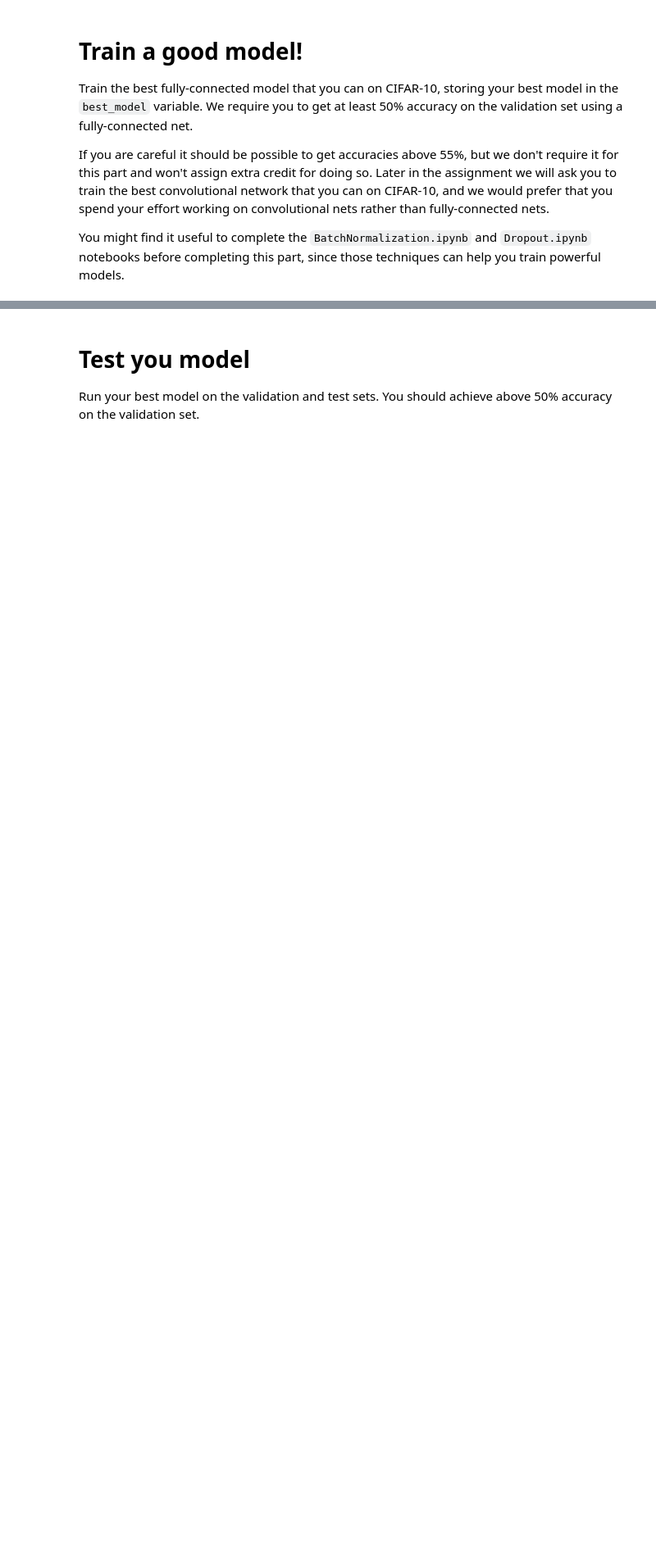
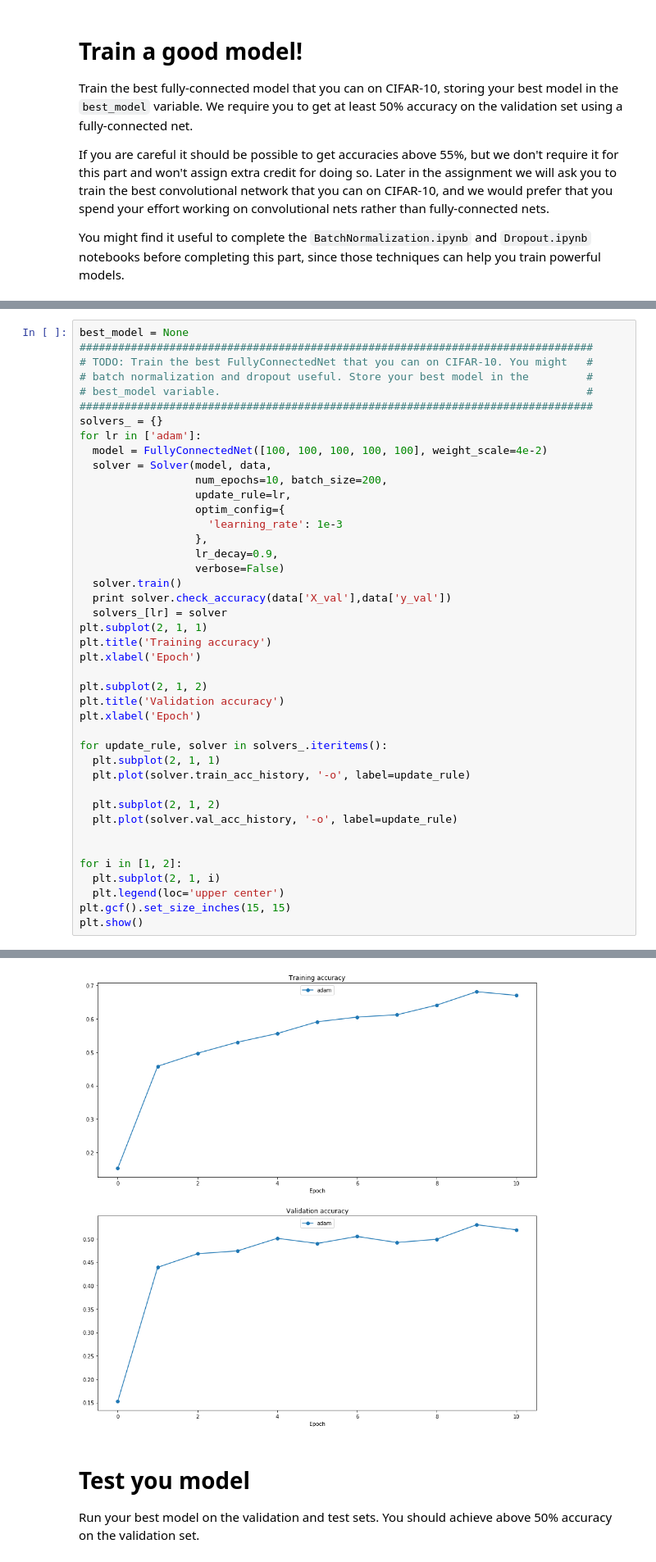
Before and after one commit to atekaya/stanford-cs231n, a Jupyter notebook: assignment2/FullyConnectedNets.ipynb, the cells around one changed output, grey strips where cells are left out. Shown: that part at 82% size. Cells and saved outputs as stored; diff of their text form; blank space fills up the shorter version.

```diff
--- a/assignment2/FullyConnectedNets.ipynb
+++ b/assignment2/FullyConnectedNets.ipynb
@@ -739,0 +823,43 @@ pass
+# %%
+best_model = None
+################################################################################
+# TODO: Train the best FullyConnectedNet that you can on CIFAR-10. You might   #
+# batch normalization and dropout useful. Store your best model in the         #
+# best_model variable.                                                         #
+################################################################################
+solvers_ = {}
+for lr in ['adam']:
+  model = FullyConnectedNet([100, 100, 100, 100, 100], weight_scale=4e-2)
+  solver = Solver(model, data,
+                  num_epochs=10, batch_size=200,
+                  update_rule=lr,
+                  optim_config={
+                    'learning_rate': 1e-3
+                  },
+                  lr_decay=0.9,
+                  verbose=False)
+  solver.train()
+  print solver.check_accuracy(data['X_val'],data['y_val'])
+  solvers_[lr] = solver
+plt.subplot(2, 1, 1)
+plt.title('Training accuracy')
+plt.xlabel('Epoch')
+
+plt.subplot(2, 1, 2)
+plt.title('Validation accuracy')
+plt.xlabel('Epoch')
+
+for update_rule, solver in solvers_.iteritems():
+  plt.subplot(2, 1, 1)
+  plt.plot(solver.train_acc_history, '-o', label=update_rule)
+
+  plt.subplot(2, 1, 2)
+  plt.plot(solver.val_acc_history, '-o', label=update_rule)
+
+
+for i in [1, 2]:
+  plt.subplot(2, 1, i)
+  plt.legend(loc='upper center')
+plt.gcf().set_size_inches(15, 15)
+plt.show()
+# %% [output]
@@ -740,3 +867,4 @@ pass
+[figure, added]
 # %% [markdown]
 # Test you model
 Run your best model on the validation and test sets. You should achieve above 50% accuracy on the validation set.
```
Also changed, not shown: parts of 10 cells of this notebook, 1 other file.
